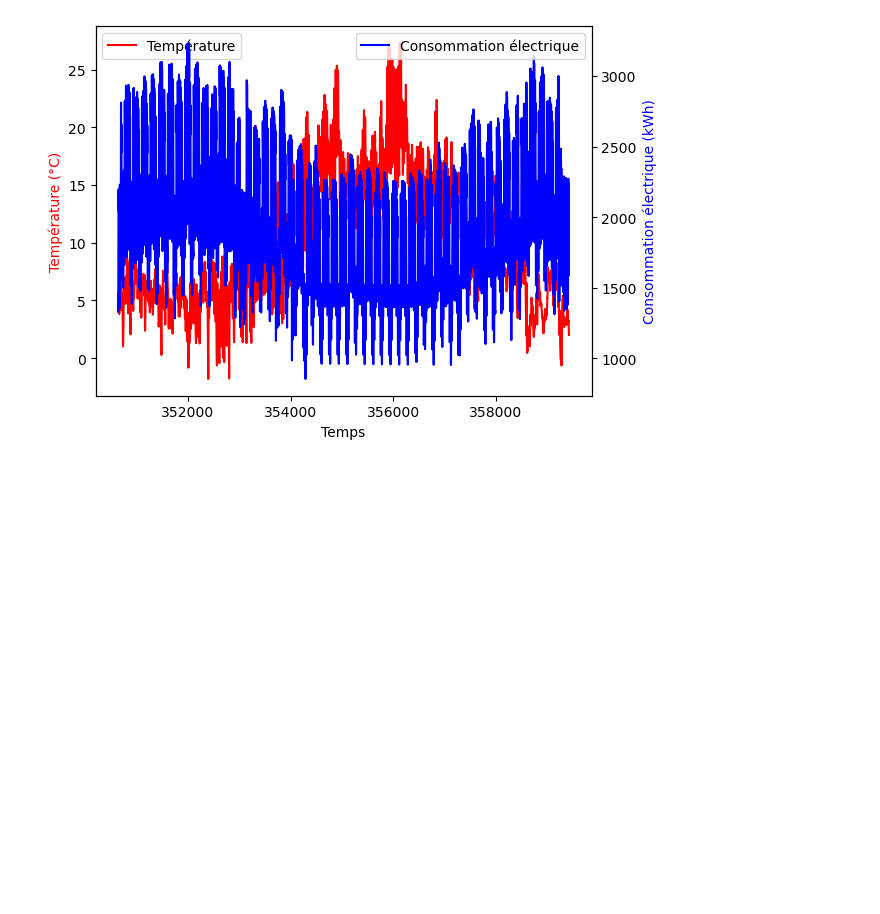
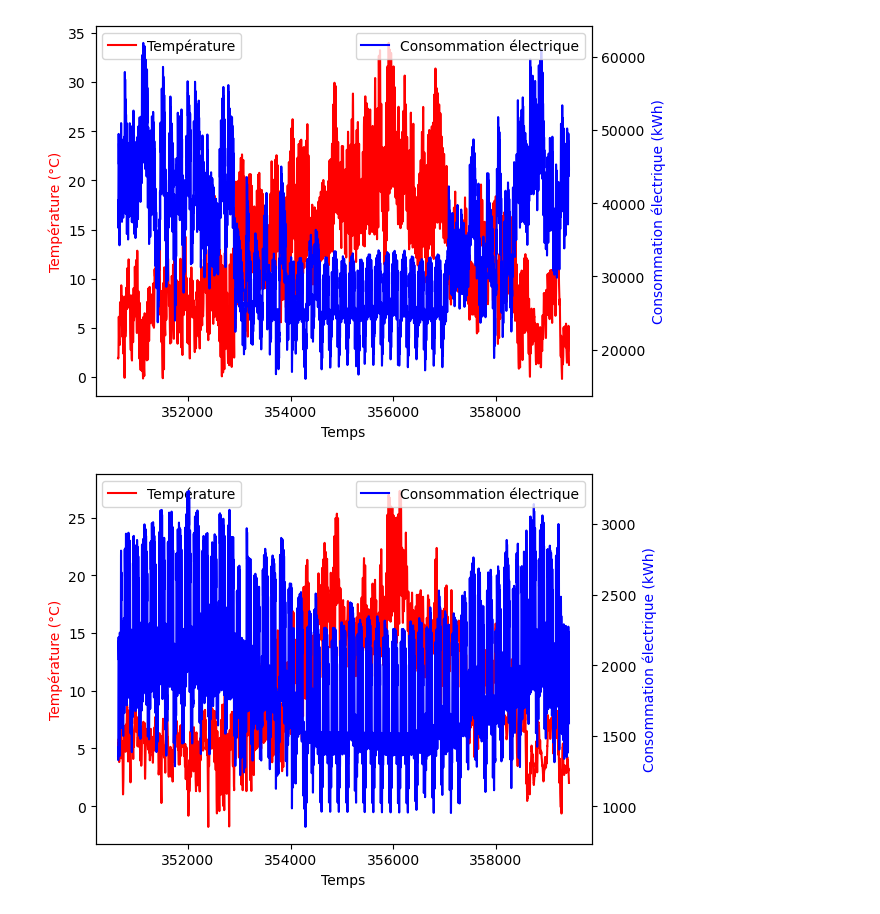
Before and after one commit to jus6du/multidecade-data, a Jupyter notebook: load data/process_results.ipynb, the cells around one changed output. Cells and saved outputs as stored; diff of their text form; code cells hidden in the pictures; blank space fills up the shorter version.

```diff
--- a/load data/process_results.ipynb
+++ b/load data/process_results.ipynb
@@ -22,6 +22,31 @@ year_temperature = temperatures[temperatures['time'].dt.year == year_to_extract]
 country_to_extract = 'DK'
 year_country_demand = year_demand[country_to_extract]
 year_country_temperature = year_temperature[country_to_extract]
+# %%
+country_to_extract = 'FR'
+year_country_demand = year_demand[country_to_extract]
+year_country_temperature = year_temperature[country_to_extract]
+
+fig, ax1 = plt.subplots()
+
+# Tracé de la température sur le premier axe
+ax1.plot(year_country_temperature, 'r-')
+ax1.set_xlabel('Temps')
+ax1.set_ylabel('Température (°C)', color='r')
+
+# Créer un deuxième axe pour la consommation électrique
+ax2 = ax1.twinx()
+ax2.plot(year_country_demand, 'b-')
+ax2.set_ylabel('Consommation électrique (kWh)', color='b')
+
+# Ajouter une légende
+ax1.legend(['Température'], loc='upper left')
+ax2.legend(['Consommation électrique'], loc='upper right')
+
+# Afficher le tracé
+plt.show()
+# %% [output]
+[figure, added]
 # %%
 country_to_extract = 'DK'
 year_country_demand = year_demand[country_to_extract]
```
Also changed, not shown: 7 other files.
